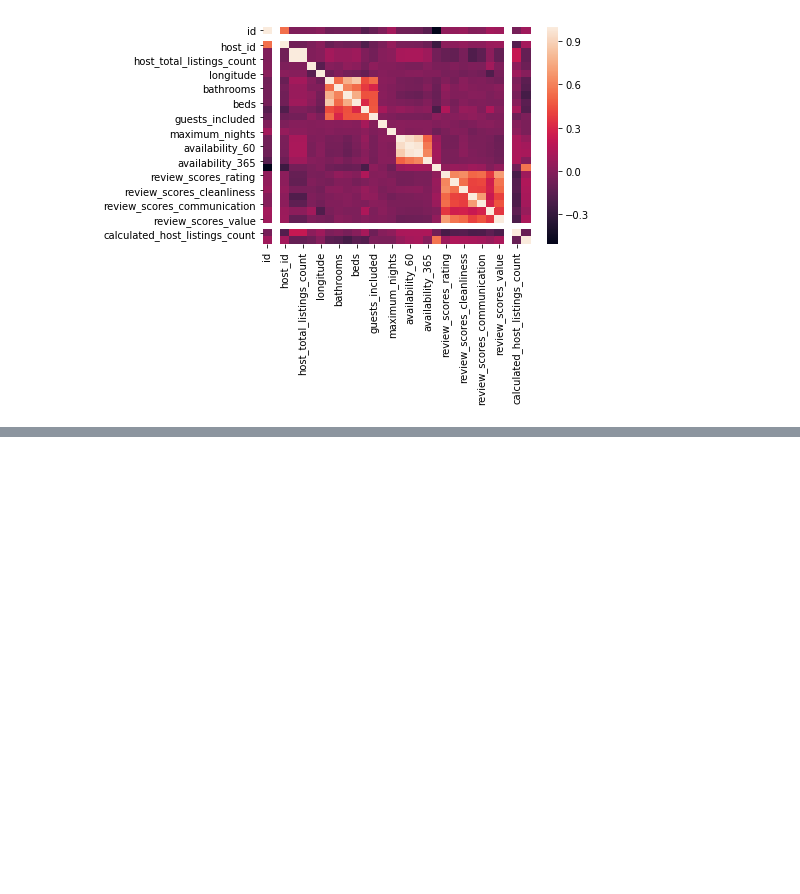
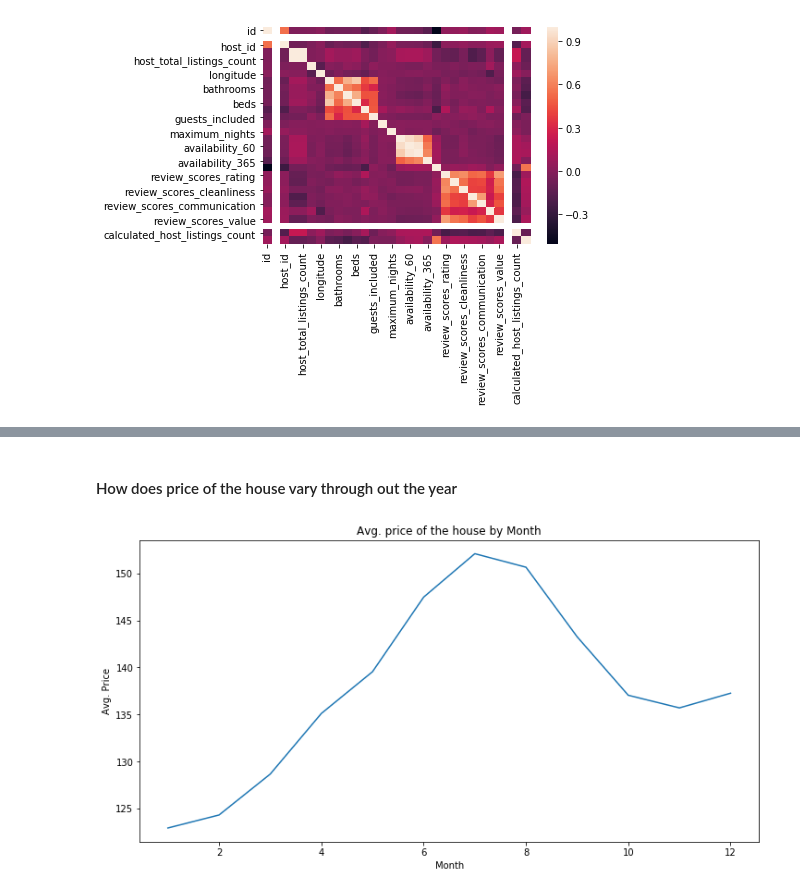
Before and after one commit to ArushiC/Seattle-Airbnb, a Jupyter notebook: Seattle AirBnB Open Data.ipynb, the cells around one changed output, grey strips where cells are left out. Cells and saved outputs as stored; diff of their text form; code cells hidden in the pictures; blank space fills up the shorter version.

```diff
--- a/Seattle AirBnB Open Data.ipynb
+++ b/Seattle AirBnB Open Data.ipynb
@@ -299,0 +432,13 @@ sns.heatmap(listings.corr());
+# %% [markdown]
+#### How does price of the house vary through out the year
+# %%
+mon_avg_price = cal.groupby('mon')['price'].mean()
+
+plt.figure(figsize=[12,6]);
+plt.plot(mon_avg_price.index, mon_avg_price);
+plt.xlabel('Month');
+plt.ylabel('Avg. Price');
+plt.title('Avg. price of the house by Month');
+#plt.axes.set_xticks(np.arange(len(mon_avg_price)))
+# %% [output]
+[figure, added]
```
Also changed, not shown: parts of 41 cells of this notebook.
